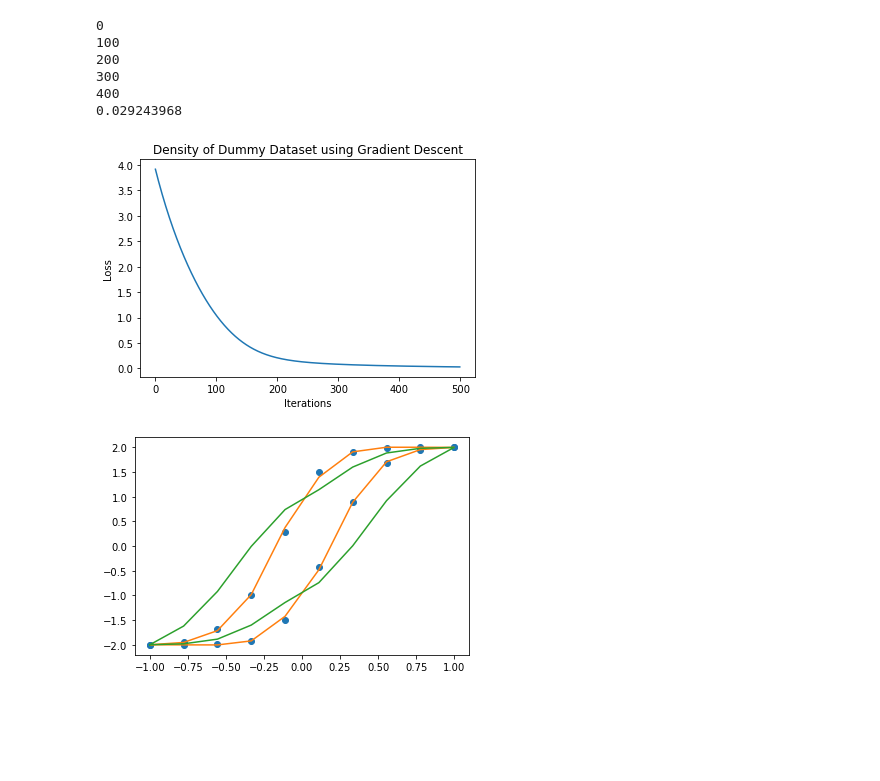
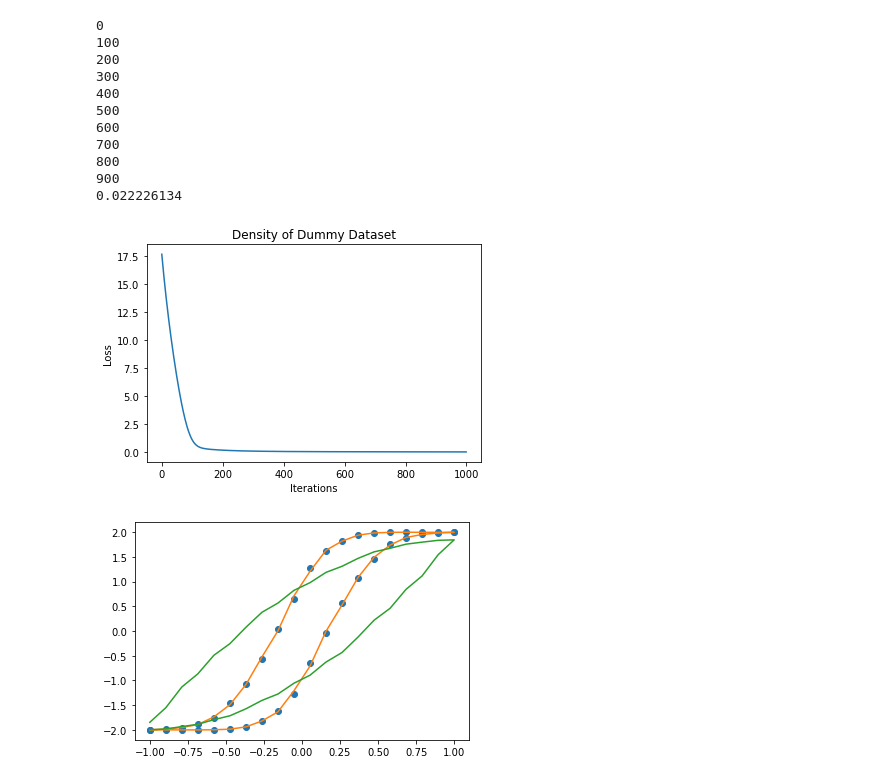
Before and after one commit to roussel-ryan/diff_hysteresis, a Jupyter notebook: optimization_draft_kd.ipynb, the cells around one changed output. Drawn from its saved outputs; the diff is of its cells as text; code cells hidden in the pictures; blank space fills up the shorter version.

```diff
--- a/optimization_draft_kd.ipynb
+++ b/optimization_draft_kd.ipynb
@@ -6,16 +6,21 @@ import synthetic
 import torch
 import numpy as np
 # %%
-n=20
+n=50
 h,m=synthetic.generate_dataset()
 x=torch.ones(int(n**2 / 2 + n / 2)).double()
 x.requires_grad=True
+
+h_sat=1.0
+
+xx, yy = utils.generate_mesh(h_sat, n)
+
+states=numerical_hysteresis.state(xx, yy, h_sat, h)
 # %%
 def l(x, h, m, n):
 
-    xx, yy = utils.generate_mesh(0.8, n)
-
-    m_pred = numerical_hysteresis.discreteIntegral(xx, yy, 0.8, 2, x, h, n)
+    m_pred = numerical_hysteresis.discreteIntegral(xx, yy, h_sat, 2, x,
+                                                   h, n, states)
     loss = torch.sum((m_pred - m)**2)
 
     return loss
@@ -61,38 +66,42 @@ def gradient_descent(X0, function, alpha, n_iterations=200):
     return np.array(history_X), np.array(history_f)
 # %%
 # Test your code by executing the code below
-alpha = .15
+alpha = .50
+num_iterations = 1000
 
-history_X, history_f = gradient_descent( x, l, alpha, 500)
+history_X, history_f = gradient_descent( x, l, alpha, num_iterations)
 x_star = torch.tensor(history_X[-1]).double()
 x_start = torch.tensor(history_X[0]).double()
-xx, yy = utils.generate_mesh(0.8, n)
-m_pred = numerical_hysteresis.discreteIntegral(xx, yy, 0.8, 2, x_star, h, n)
-m_start = numerical_hysteresis.discreteIntegral(xx, yy, 0.8, 2, x_start, h, n)
-
+m_pred = numerical_hysteresis.discreteIntegral(xx, yy, h_sat, 2, x_star, h, n, states)
+m_start = numerical_hysteresis.discreteIntegral(xx, yy, h_sat, 2, x_start, h, n, states)
 
 # Plot the trajectory of the points
 #plt.scatter( history_X[:,0], history_X[:,1], c=np.arange(len(history_X)))
 plt.plot(history_f)
-plt.title('Density of Dummy Dataset using Gradient Descent')
+plt.title('Density of Dummy Dataset')
 plt.xlabel('Iterations')
 plt.ylabel('Loss')
 # plt.xlim(-1, 1)
 # plt.ylim(-1, 1)
 
 print(history_f[-1])
 # %% [output]
 0
 100
 200
 300
 400
-0.029243968
+500
+600
+700
+800
+900
+0.022226134
-[figure, old version]
+[figure, new version]
 # %%
 plt.plot(h, m, 'o')
 plt.plot(h,m_pred)
 plt.plot(h, m_start)
 plt.show()
 # %% [output]
-[figure, old version]
+[figure, new version]
```
Also changed, not shown: parts of 1 cell of this notebook, 2 other files.
